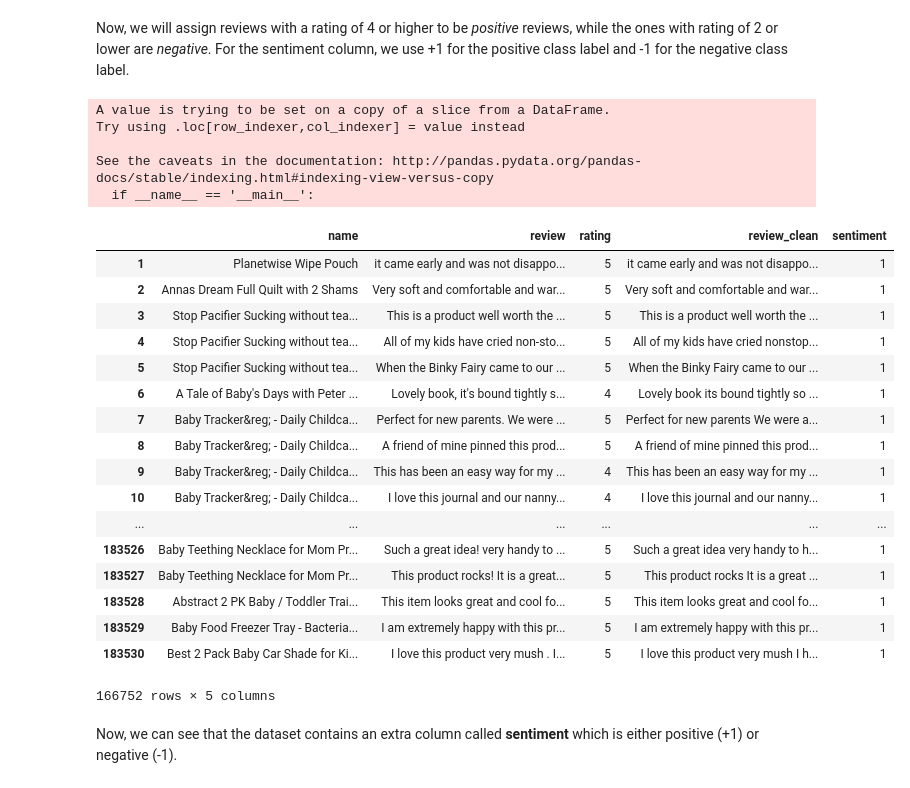
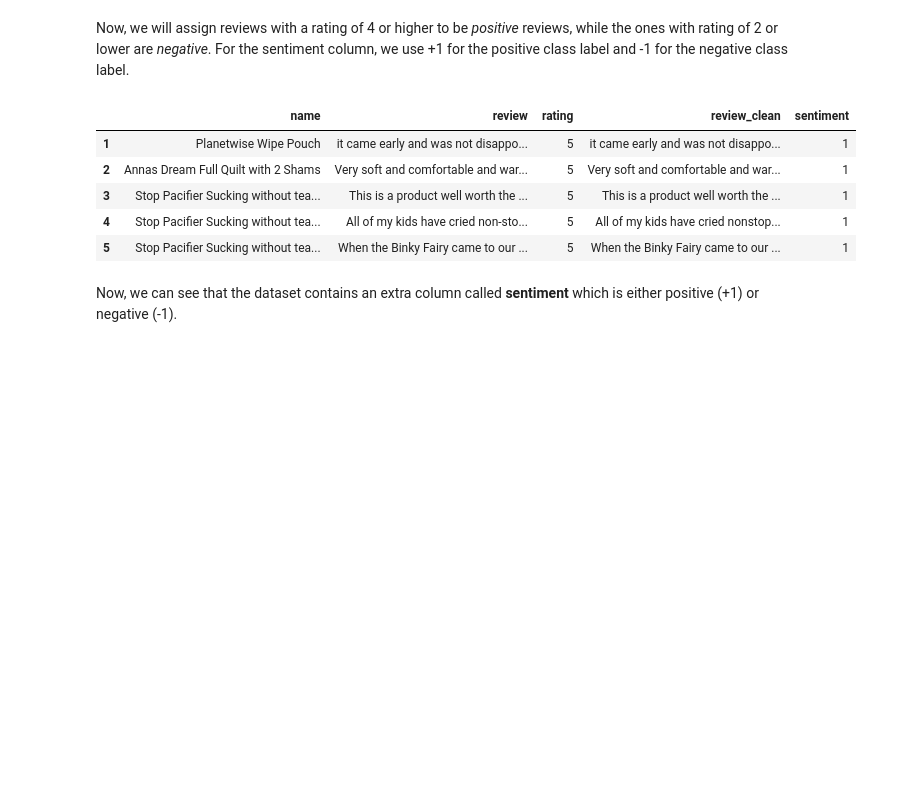
Before and after one commit to anjali-chadha/ML-University-of-Washington, a Jupyter notebook: 02Classification/Week1/module-2-linear-classifier-assignment-blank.ipynb, the cells around one changed output. Drawn from its saved outputs; the diff is of its cells as text; code cells hidden in the pictures; blank space fills up the shorter version.

```diff
--- a/02Classification/Week1/module-2-linear-classifier-assignment-blank.ipynb
+++ b/02Classification/Week1/module-2-linear-classifier-assignment-blank.ipynb
@@ -87,31 +75,14 @@ len(products)
 Now, we will assign reviews with a rating of 4 or higher to be *positive* reviews, while the ones with rating of 2 or lower are *negative*. For the sentiment column, we use +1 for the positive class label and -1 for the negative class label.
 # %%
 products['sentiment'] = products['rating'].apply(lambda rating : +1 if rating > 3 else -1)
-products
+products.head(5)
 # %% [output]
-A value is trying to be set on a copy of a slice from a DataFrame.
-Try using .loc[row_indexer,col_indexer] = value instead
-
-See the caveats in the documentation: http://pandas.pydata.org/pandas-docs/stable/indexing.html#indexing-view-versus-copy
-  if __name__ == '__main__':
 |  | name | review | rating | review_clean | sentiment |
 | 1 | Planetwise Wipe Pouch | it came early and was not disappo... | 5 | it came early and was not disappo... | 1 |
 | 2 | Annas Dream Full Quilt with 2 Shams | Very soft and comfortable and war... | 5 | Very soft and comfortable and war... | 1 |
 | 3 | Stop Pacifier Sucking without tea... | This is a product well worth the ... | 5 | This is a product well worth the ... | 1 |
 | 4 | Stop Pacifier Sucking without tea... | All of my kids have cried non-sto... | 5 | All of my kids have cried nonstop... | 1 |
 | 5 | Stop Pacifier Sucking without tea... | When the Binky Fairy came to our ... | 5 | When the Binky Fairy came to our ... | 1 |
-| 6 | A Tale of Baby's Days with Peter ... | Lovely book, it's bound tightly s... | 4 | Lovely book its bound tightly so ... | 1 |
-| 7 | Baby Tracker&reg; - Daily Childca... | Perfect for new parents. We were ... | 5 | Perfect for new parents We were a... | 1 |
-| 8 | Baby Tracker&reg; - Daily Childca... | A friend of mine pinned this prod... | 5 | A friend of mine pinned this prod... | 1 |
-| 9 | Baby Tracker&reg; - Daily Childca... | This has been an easy way for my ... | 4 | This has been an easy way for my ... | 1 |
-| 10 | Baby Tracker&reg; - Daily Childca... | I love this journal and our nanny... | 4 | I love this journal and our nanny... | 1 |
-| ... | ... | ... | ... | ... | ... |
-| 183526 | Baby Teething Necklace for Mom Pr... | Such a great idea! very handy to ... | 5 | Such a great idea very handy to h... | 1 |
-| 183527 | Baby Teething Necklace for Mom Pr... | This product rocks! It is a great... | 5 | This product rocks It is a great ... | 1 |
-| 183528 | Abstract 2 PK Baby / Toddler Trai... | This item looks great and cool fo... | 5 | This item looks great and cool fo... | 1 |
-| 183529 | Baby Food Freezer Tray - Bacteria... | I am extremely happy with this pr... | 5 | I am extremely happy with this pr... | 1 |
-| 183530 | Best 2 Pack Baby Car Shade for Ki... | I love this product very mush . I... | 5 | I love this product very mush I h... | 1 |
-166752 rows × 5 columns
 # %% [markdown]
 Now, we can see that the dataset contains an extra column called **sentiment** which is either positive (+1) or negative (-1).
 # %% [markdown]
```
Also changed, not shown: parts of 5 cells of this notebook.
